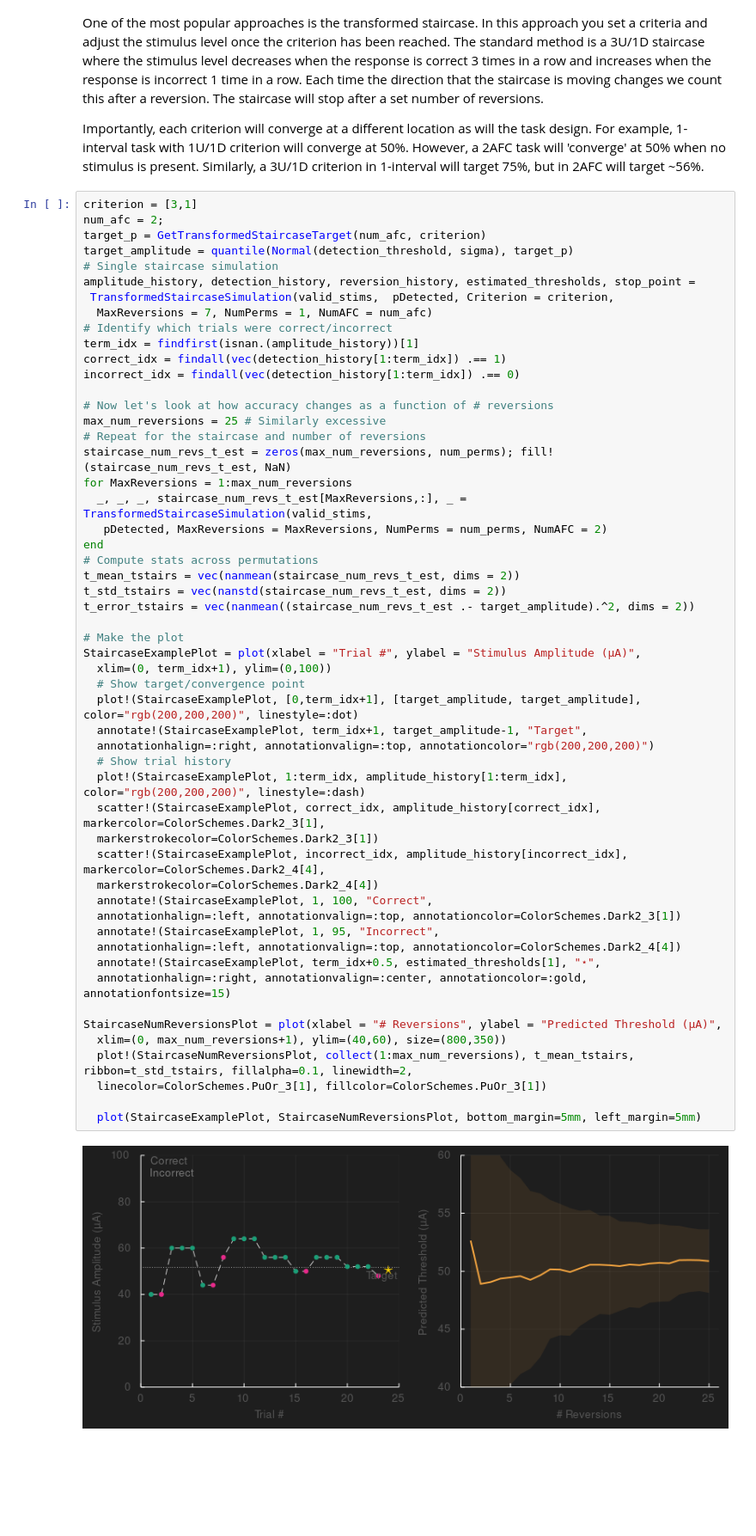
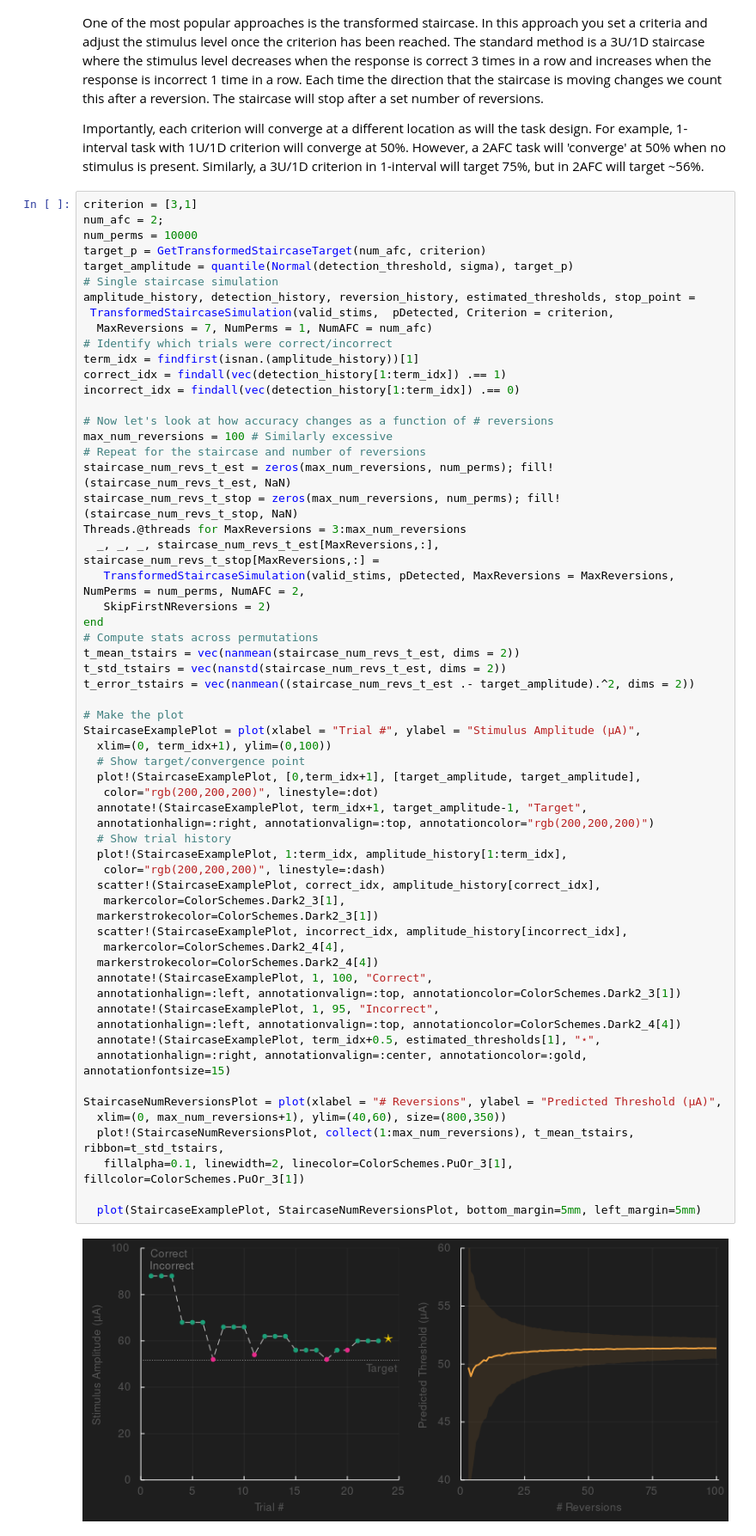
Before and after one commit to CMGreenspon/BCIDetectionThresholdSimulations, a Jupyter notebook: DetectionThresholdNotebook.ipynb, the cells around one changed output. Shown at 86% size. Drawn from its saved outputs; the diff is of its cells as text; blank space fills up the shorter version.

```diff
--- a/DetectionThresholdNotebook.ipynb
+++ b/DetectionThresholdNotebook.ipynb
@@ -106,6 +105,7 @@ Importantly, each criterion will converge at a different location as will the ta
 # %%
 criterion = [3,1]
 num_afc = 2;
+num_perms = 10000
 target_p = GetTransformedStaircaseTarget(num_afc, criterion)
 target_amplitude = quantile(Normal(detection_threshold, sigma), target_p)
 # Single staircase simulation
@@ -118,46 +118,52 @@ correct_idx = findall(vec(detection_history[1:term_idx]) .== 1)
 incorrect_idx = findall(vec(detection_history[1:term_idx]) .== 0)
 
 # Now let's look at how accuracy changes as a function of # reversions
-max_num_reversions = 25 # Similarly excessive
+max_num_reversions = 100 # Similarly excessive
 # Repeat for the staircase and number of reversions
 staircase_num_revs_t_est = zeros(max_num_reversions, num_perms); fill!(staircase_num_revs_t_est, NaN)
-for MaxReversions = 1:max_num_reversions
-  _, _, _, staircase_num_revs_t_est[MaxReversions,:], _ = TransformedStaircaseSimulation(valid_stims,
-   pDetected, MaxReversions = MaxReversions, NumPerms = num_perms, NumAFC = 2)
+staircase_num_revs_t_stop = zeros(max_num_reversions, num_perms); fill!(staircase_num_revs_t_stop, NaN)
+Threads.@threads for MaxReversions = 3:max_num_reversions
+  _, _, _, staircase_num_revs_t_est[MaxReversions,:], staircase_num_revs_t_stop[MaxReversions,:] =
+   TransformedStaircaseSimulation(valid_stims, pDetected, MaxReversions = MaxReversions, NumPerms = num_perms, NumAFC = 2,
+   SkipFirstNReversions = 2)
 end
 # Compute stats across permutations
 t_mean_tstairs = vec(nanmean(staircase_num_revs_t_est, dims = 2))
 t_std_tstairs = vec(nanstd(staircase_num_revs_t_est, dims = 2))
 t_error_tstairs = vec(nanmean((staircase_num_revs_t_est .- target_amplitude).^2, dims = 2))
 
 # Make the plot
 StaircaseExamplePlot = plot(xlabel = "Trial #", ylabel = "Stimulus Amplitude (μA)",
   xlim=(0, term_idx+1), ylim=(0,100))
   # Show target/convergence point
-  plot!(StaircaseExamplePlot, [0,term_idx+1], [target_amplitude, target_amplitude], color="rgb(200,200,200)", linestyle=:dot)
+  plot!(StaircaseExamplePlot, [0,term_idx+1], [target_amplitude, target_amplitude],
+   color="rgb(200,200,200)", linestyle=:dot)
   annotate!(StaircaseExamplePlot, term_idx+1, target_amplitude-1, "Target",
   annotationhalign=:right, annotationvalign=:top, annotationcolor="rgb(200,200,200)")
   # Show trial history
-  plot!(StaircaseExamplePlot, 1:term_idx, amplitude_history[1:term_idx], color="rgb(200,200,200)", linestyle=:dash)
-  scatter!(StaircaseExamplePlot, correct_idx, amplitude_history[correct_idx], markercolor=ColorSchemes.Dark2_3[1],
+  plot!(StaircaseExamplePlot, 1:term_idx, amplitude_history[1:term_idx],
+   color="rgb(200,200,200)", linestyle=:dash)
+  scatter!(StaircaseExamplePlot, correct_idx, amplitude_history[correct_idx],
+   markercolor=ColorSchemes.Dark2_3[1],
   markerstrokecolor=ColorSchemes.Dark2_3[1])
-  scatter!(StaircaseExamplePlot, incorrect_idx, amplitude_history[incorrect_idx], markercolor=ColorSchemes.Dark2_4[4],
+  scatter!(StaircaseExamplePlot, incorrect_idx, amplitude_history[incorrect_idx],
+   markercolor=ColorSchemes.Dark2_4[4],
   markerstrokecolor=ColorSchemes.Dark2_4[4])
   annotate!(StaircaseExamplePlot, 1, 100, "Correct",
   annotationhalign=:left, annotationvalign=:top, annotationcolor=ColorSchemes.Dark2_3[1])
   annotate!(StaircaseExamplePlot, 1, 95, "Incorrect",
   annotationhalign=:left, annotationvalign=:top, annotationcolor=ColorSchemes.Dark2_4[4])
   annotate!(StaircaseExamplePlot, term_idx+0.5, estimated_thresholds[1], "⋆",
   annotationhalign=:right, annotationvalign=:center, annotationcolor=:gold, annotationfontsize=15)
 
 StaircaseNumReversionsPlot = plot(xlabel = "# Reversions", ylabel = "Predicted Threshold (μA)",
   xlim=(0, max_num_reversions+1), ylim=(40,60), size=(800,350))
-  plot!(StaircaseNumReversionsPlot, collect(1:max_num_reversions), t_mean_tstairs, ribbon=t_std_tstairs, fillalpha=0.1, linewidth=2,
-  linecolor=ColorSchemes.PuOr_3[1], fillcolor=ColorSchemes.PuOr_3[1])
+  plot!(StaircaseNumReversionsPlot, collect(1:max_num_reversions), t_mean_tstairs, ribbon=t_std_tstairs,
+   fillalpha=0.1, linewidth=2, linecolor=ColorSchemes.PuOr_3[1], fillcolor=ColorSchemes.PuOr_3[1])
 
   plot(StaircaseExamplePlot, StaircaseNumReversionsPlot, bottom_margin=5mm, left_margin=5mm)
 # %% [output]
-[figure, old version]
+[figure, new version]
 # %% [markdown]
 ##### Comparing Time & Accuracy
 The above code blocks show that either method can be used to measure/estimate the detection threshold though and that performance increases as a function of trials/reversions. The most obvious metric to use in comparisons (for a time consciouss experimenter) is how the accuracy of the estimate changes with time. This means that we need to convert # Reversions and # Trials/Stimulus to # Trials. In the constants case this is #Trials/Stimulus * NumStimuli, but for the stairscase each one has a different number of trials so we need to evaluate each one seperately.
```
Also changed, not shown: parts of 9 cells of this notebook, 3 other files.
